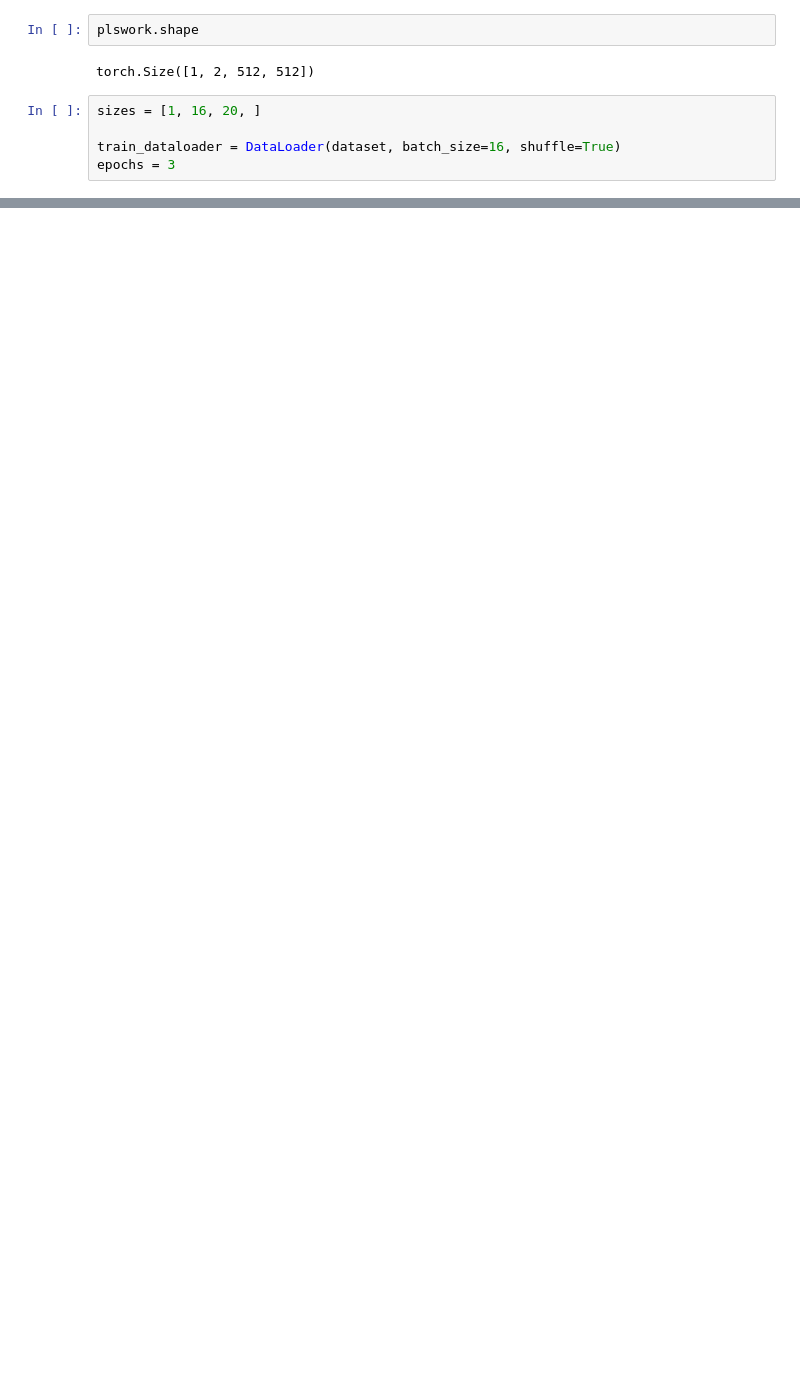
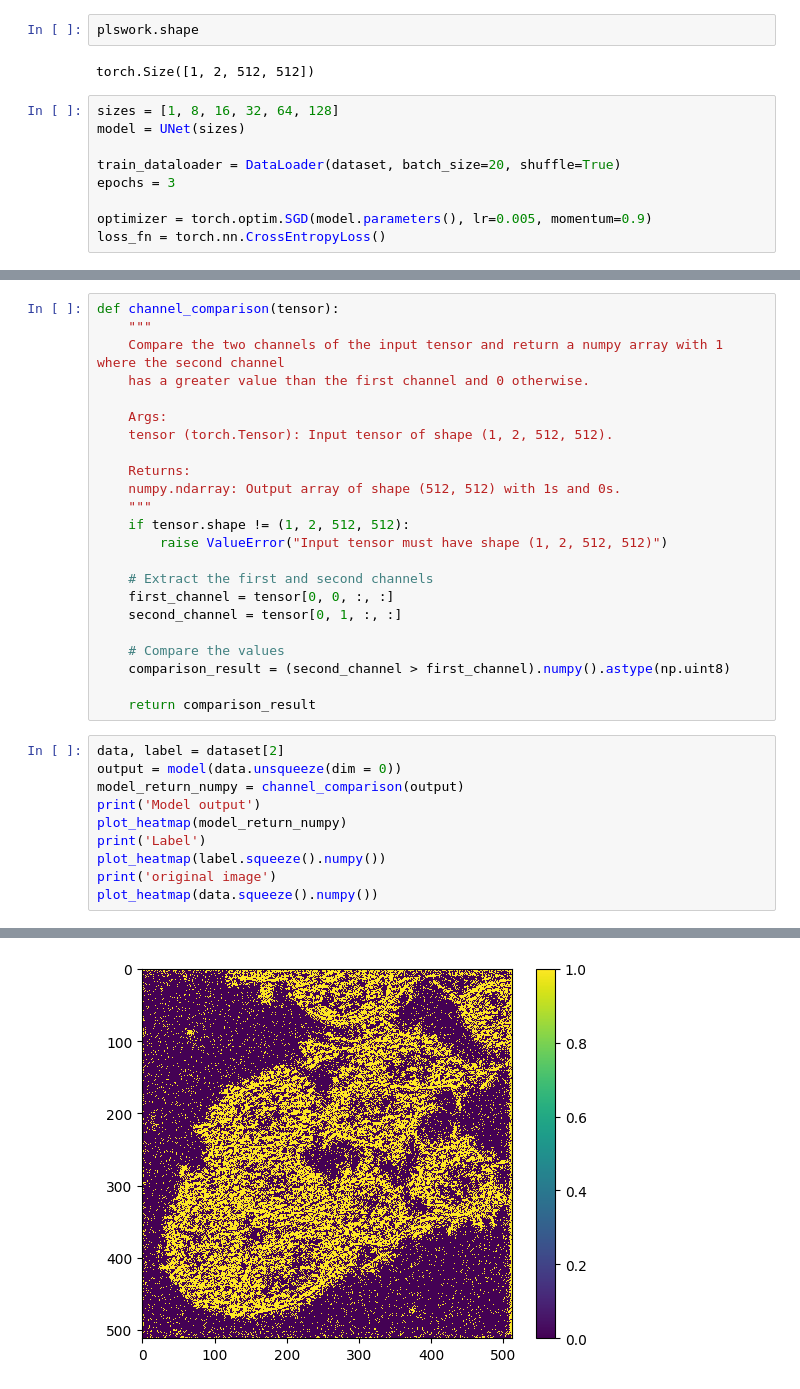
Before and after one commit to AntoniJanowski/CellTrackingU-Net, a Jupyter notebook: notebooks/Unet.ipynb, the cells around one changed output, grey strips where cells are left out. Saved outputs shown, nothing was run; the diff lists cells and outputs as text; blank space fills up the shorter version.

Commit message:
Training and testing the model

```diff
--- a/notebooks/Unet.ipynb
+++ b/notebooks/Unet.ipynb
@@ -240,7 +230,11 @@ plswork.shape
 # %% [output]
 torch.Size([1, 2, 512, 512])
 # %%
-sizes = [1, 16, 20, ]
+sizes = [1, 8, 16, 32, 64, 128]
+model = UNet(sizes)
 
-train_dataloader = DataLoader(dataset, batch_size=16, shuffle=True)
+train_dataloader = DataLoader(dataset, batch_size=20, shuffle=True)
 epochs = 3
+
+optimizer = torch.optim.SGD(model.parameters(), lr=0.005, momentum=0.9)
+loss_fn = torch.nn.CrossEntropyLoss()
@@ -281,0 +273,34 @@ for epoch in range(epochs):
+# %%
+def channel_comparison(tensor):
+    """
+    Compare the two channels of the input tensor and return a numpy array with 1 where the second channel
+    has a greater value than the first channel and 0 otherwise.
+
+    Args:
+    tensor (torch.Tensor): Input tensor of shape (1, 2, 512, 512).
+
+    Returns:
+    numpy.ndarray: Output array of shape (512, 512) with 1s and 0s.
+    """
+    if tensor.shape != (1, 2, 512, 512):
+        raise ValueError("Input tensor must have shape (1, 2, 512, 512)")
+
+    # Extract the first and second channels
+    first_channel = tensor[0, 0, :, :]
+    second_channel = tensor[0, 1, :, :]
+
+    # Compare the values
+    comparison_result = (second_channel > first_channel).numpy().astype(np.uint8)
+
+    return comparison_result
+# %%
+data, label = dataset[2]
+output = model(data.unsqueeze(dim = 0))
+model_return_numpy = channel_comparison(output)
+print('Model output')
+plot_heatmap(model_return_numpy)
+print('Label')
+plot_heatmap(label.squeeze().numpy())
+print('original image')
+plot_heatmap(data.squeeze().numpy())
+# %% [output]
@@ -281,0 +308 @@ for epoch in range(epochs):
+[figure, added]
```
Also changed, not shown: parts of 8 cells of this notebook.
